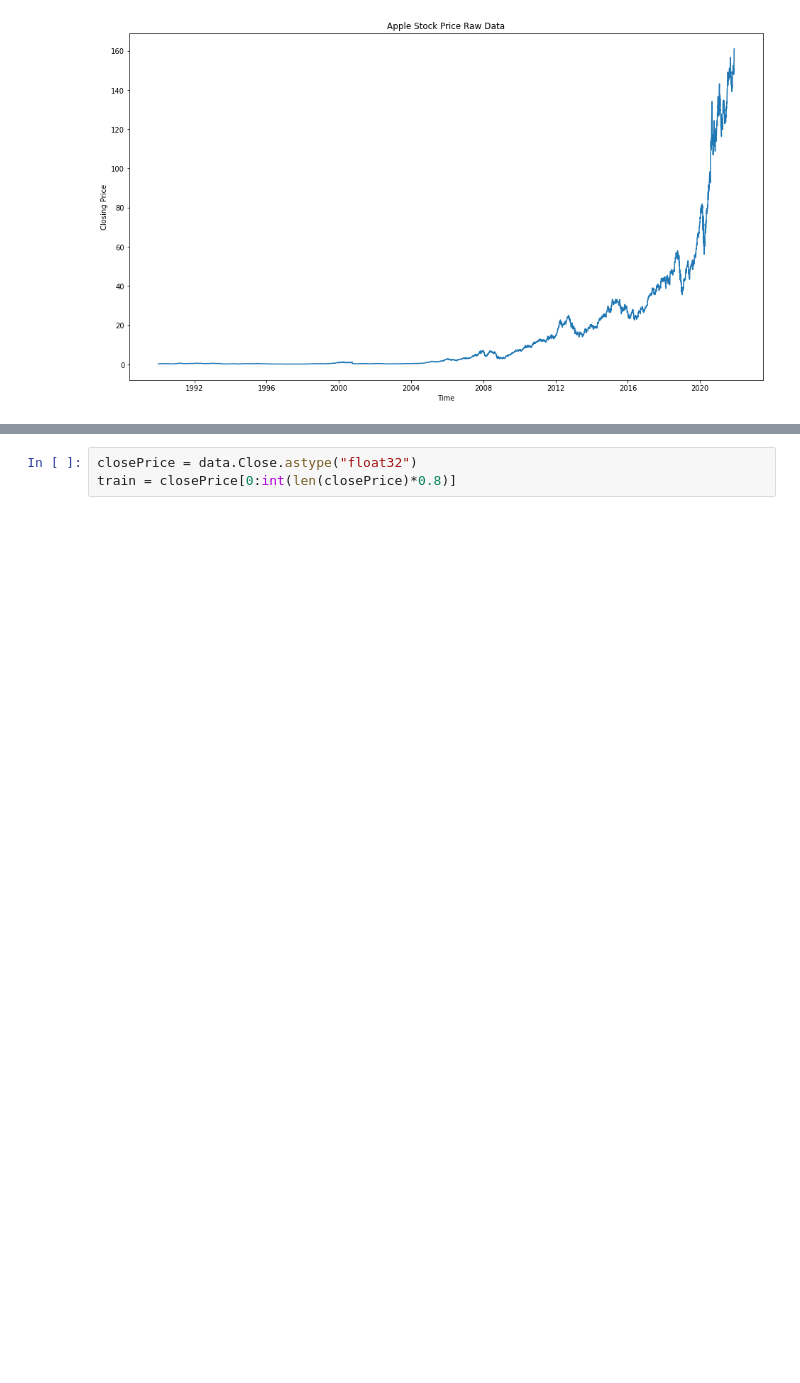
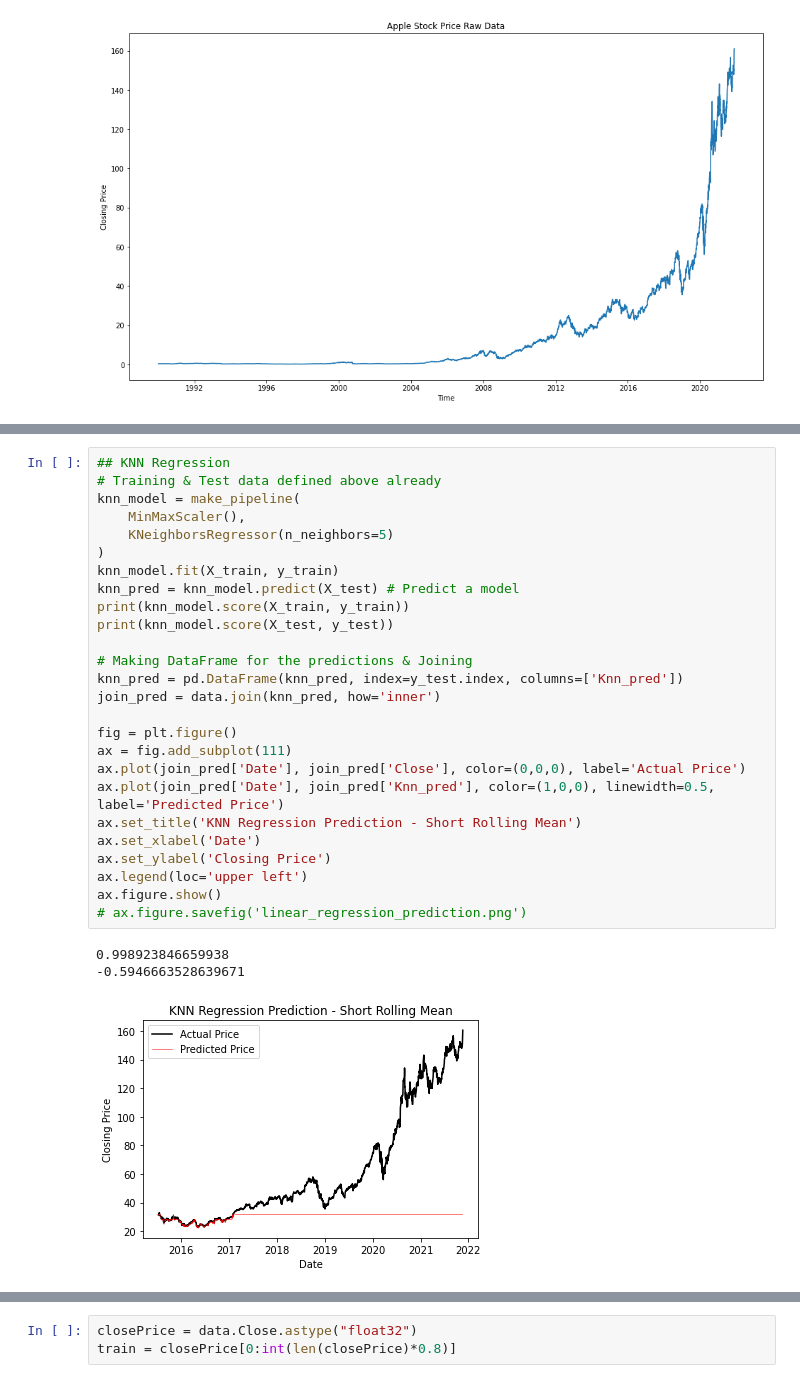
Before and after one commit to berryomi/Stock-Prediction, a Jupyter notebook: Trading.ipynb, the cells around one changed output, grey strips where cells are left out. Cells and saved outputs as stored; diff of their text form; blank space fills up the shorter version.

```diff
--- a/Trading.ipynb
+++ b/Trading.ipynb
@@ -131,0 +134,30 @@ ax.figure.show()
+# %%
+## KNN Regression
+# Training & Test data defined above already
+knn_model = make_pipeline(
+    MinMaxScaler(),
+    KNeighborsRegressor(n_neighbors=5)
+)
+knn_model.fit(X_train, y_train)
+knn_pred = knn_model.predict(X_test) # Predict a model
+print(knn_model.score(X_train, y_train))
+print(knn_model.score(X_test, y_test))
+
+# Making DataFrame for the predictions & Joining
+knn_pred = pd.DataFrame(knn_pred, index=y_test.index, columns=['Knn_pred'])
+join_pred = data.join(knn_pred, how='inner')
+
+fig = plt.figure()
+ax = fig.add_subplot(111)
+ax.plot(join_pred['Date'], join_pred['Close'], color=(0,0,0), label='Actual Price')
+ax.plot(join_pred['Date'], join_pred['Knn_pred'], color=(1,0,0), linewidth=0.5, label='Predicted Price')
+ax.set_title('KNN Regression Prediction - Short Rolling Mean')
+ax.set_xlabel('Date')
+ax.set_ylabel('Closing Price')
+ax.legend(loc='upper left')
+ax.figure.show()
+# ax.figure.savefig('linear_regression_prediction.png')
+# %% [output]
+0.998923846659938
+-0.5946663528639671
+[figure, added]
```
Also changed, not shown: parts of 4 cells of this notebook.
